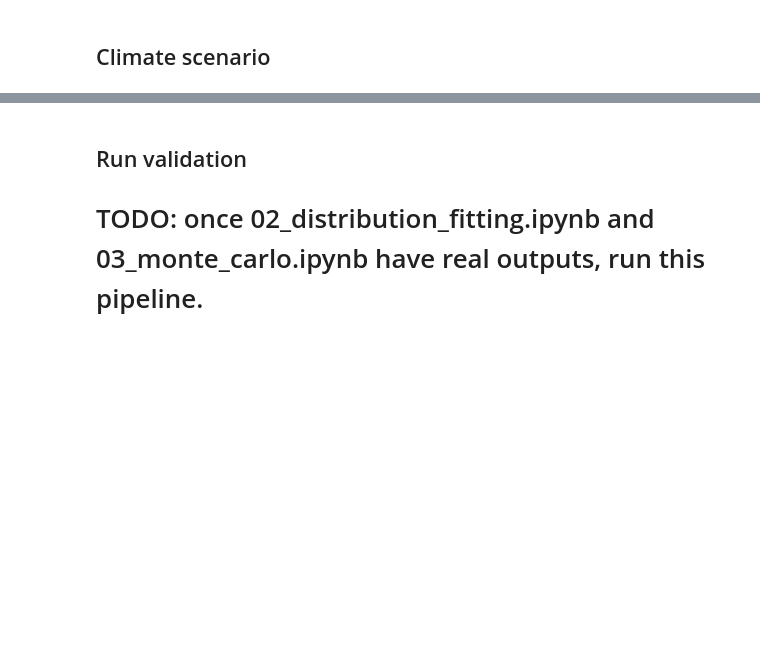
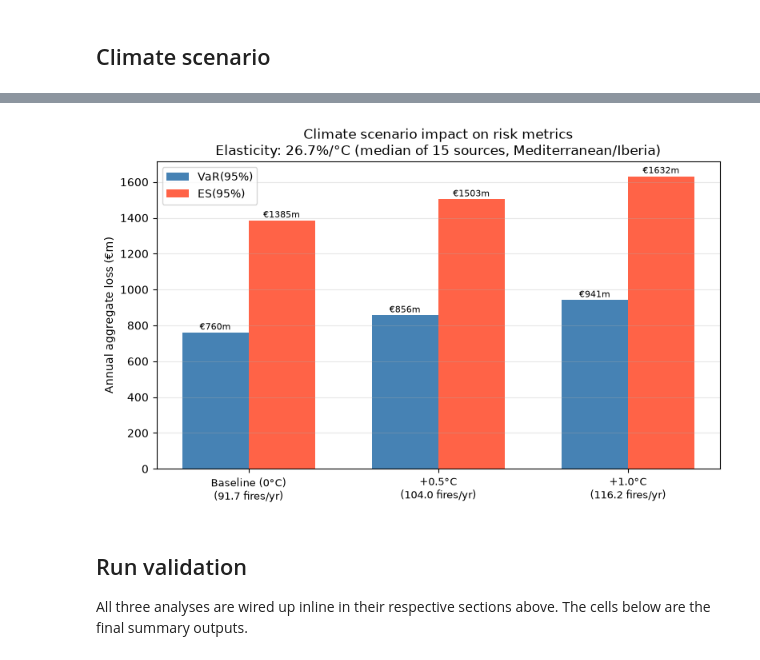
Before and after one commit to DanPhnx/pt-wildfire-catmodel, a Jupyter notebook: notebooks/04_validation.ipynb, the cells around one changed output, grey strips where cells are left out. Saved outputs shown, nothing was run; the diff lists cells and outputs as text; code cells hidden in the pictures; blank space fills up the shorter version.

```diff
--- a/notebooks/04_validation.ipynb
+++ b/notebooks/04_validation.ipynb
@@ -145,21 +175,14 @@ def apply_climate_scenario(base_frequency_params: dict, warming_c: float) -> dic
 # %%
-def plot_climate_scenario(scenario_results: dict, ax=None):
-    """Plot VaR(95%)/ES(95%) across baseline and warming scenarios.
-
-    Parameters
-    ----------
-    scenario_results : dict
-        Mapping of scenario label (e.g. "baseline", "+0.5C", "+1.0C") to
-        risk metrics dicts (output of compute_risk_metrics).
-    ax : matplotlib.axes.Axes, optional
-        Axes to plot on; a new figure/axes is created if omitted.
-    """
-    if ax is None:
-        _, ax = plt.subplots()
-    # TODO: bar/line chart of VaR(95%) and ES(95%) per scenario
-    raise NotImplementedError("Climate scenario plot pending scenario_results")
+fig, ax = plt.subplots(figsize=(8, 5))
+plot_climate_scenarios(scenario_results, ax=ax)
+plt.tight_layout()
+plt.savefig(MODELS_DIR / "climate_scenarios.pdf")
+plt.show()
+# %% [output]
+[figure, added]
 # %% [markdown]
 ## Run validation
 
-# TODO: once 02_distribution_fitting.ipynb and 03_monte_carlo.ipynb have real outputs, run this pipeline.
+All three analyses are wired up inline in their respective sections above.
+The cells below are the final summary outputs.
 # %%
```
Also changed, not shown: parts of 8 cells of this notebook, 4 other files.
